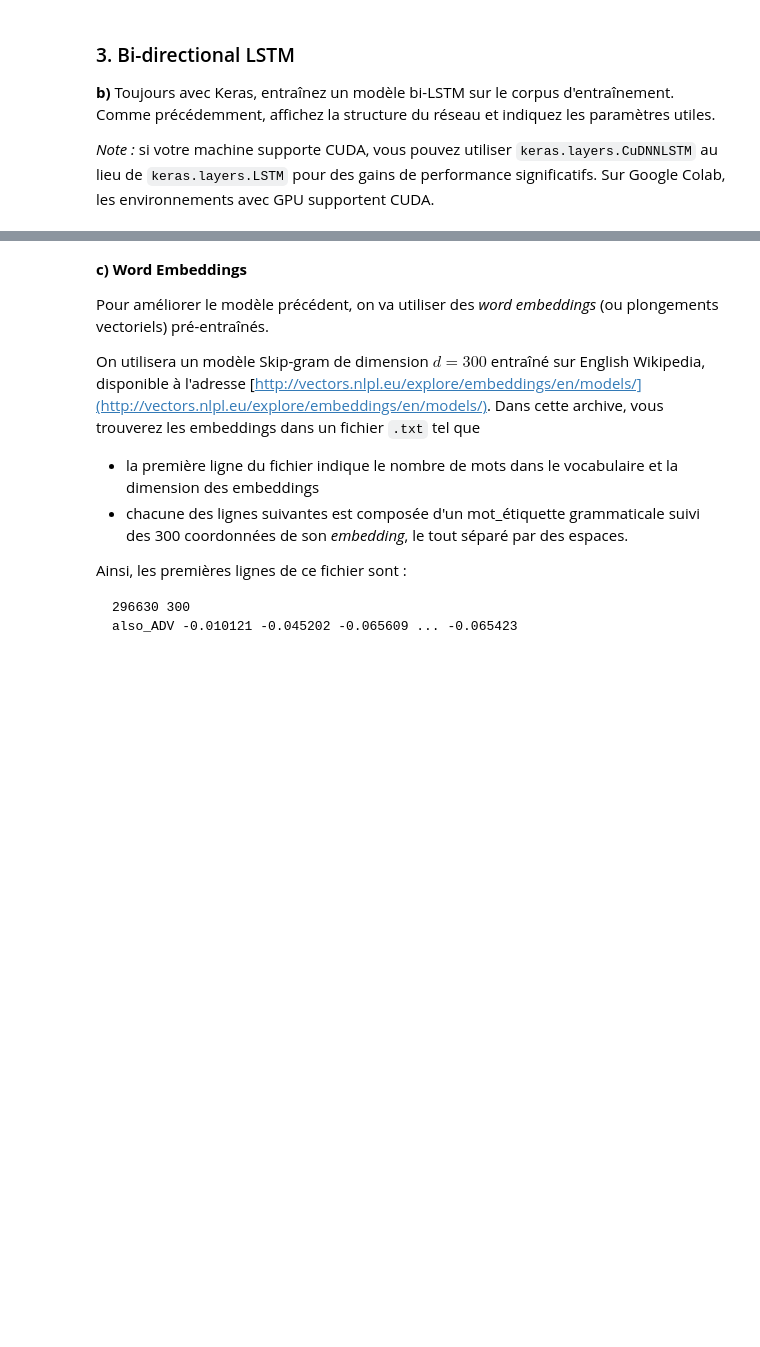
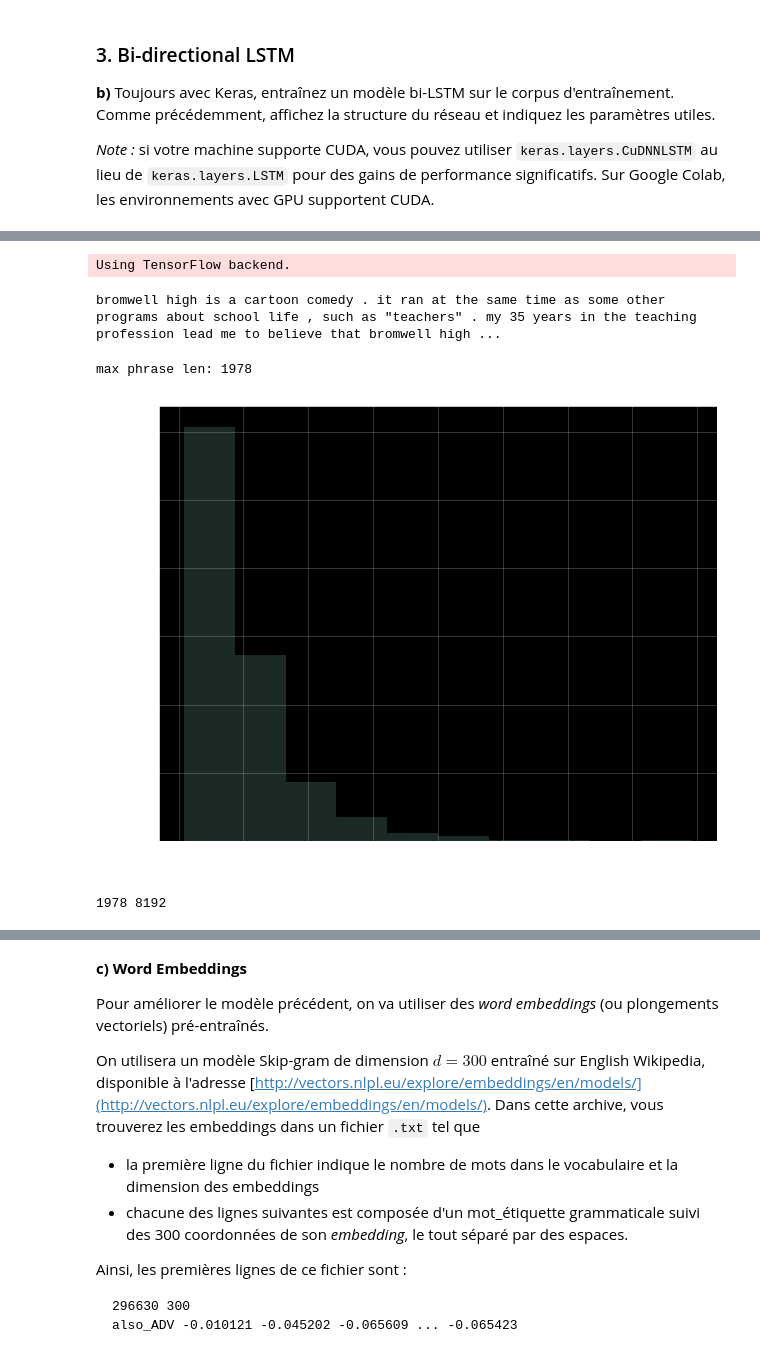
Before and after one commit to brieucdandin/TP3-NLP, a Jupyter notebook: TP3_squelette.ipynb, the cells around one changed output, grey strips where cells are left out. Drawn from its saved outputs; the diff is of its cells as text; code cells hidden in the pictures; blank space fills up the shorter version.

```diff
--- a/TP3_squelette.ipynb
+++ b/TP3_squelette.ipynb
@@ -29,0 +59,7 @@ Vous êtes libres d'appliquez les pré-traitements que vous jugerez utiles.
+# %%
+data_train_neg = data_train_neg[:1000]
+data_train_pos = data_train_pos[:1000]
+data_train = data_train_pos + data_train_neg
+nb_doc_train = len(data_train)
+nb_doc_test = len(data_test)
+print(len(data_train))
@@ -54,0 +243,56 @@ N'hésitez pas à expérimenter différents hyper-paramètres pour obtenir le me
+# %%
+import numpy as np
+import pandas as pd
+from matplotlib import pyplot as plt
+plt.style.use('dark_background')
+from keras.preprocessing.text import Tokenizer
+from keras.preprocessing.sequence import pad_sequences
+from sklearn.model_selection import train_test_split
+from keras.utils import to_categorical
+from keras.models import Sequential
+from keras.layers import Dense, Dropout, Embedding, LSTM, GlobalMaxPooling1D, SpatialDropout1D
+# %% [output]
+Using TensorFlow backend.
+# %%
+replace_list = {r"i'm": 'i am',
+                r"'re": ' are',
+                r"let’s": 'let us',
+                r"'s":  ' is',
+                r"'ve": ' have',
+                r"can't": 'can not',
+                r"cannot": 'can not',
+                r"shan’t": 'shall not',
+                r"n't": ' not',
+                r"'d": ' would',
+                r"'ll": ' will',
+                r"'scuse": 'excuse',
+                ',': ' ,',
+                '.': ' .',
+                '!': ' !',
+                '?': ' ?',
+                '\s+': ' '}
+
+def clean_text(text):
+    text = text.lower()
+    for s in replace_list:
+        text = text.replace(s, replace_list[s])
+    text = ' '.join(text.split())
+    return text
+# %%
+X_train = list(map(lambda p: clean_text(p), data_train))
+# %%
+print(X_train[0])
+# %% [output]
+bromwell high is a cartoon comedy . it ran at the same time as some other programs about school life , such as "teachers" . my 35 years in the teaching profession lead me to believe that bromwell high ...
+# %%
+phrase_len = list(map(lambda p: len(p.split(' ')), X_train))
+max_phrase_len = max(phrase_len)
+print('max phrase len: {0}'.format(max_phrase_len))
+plt.figure(figsize = (10, 8))
+plt.hist(phrase_len, alpha = 0.2, density = True)
+plt.xlabel('phrase len')
+plt.ylabel('probability')
+plt.grid(alpha = 0.25)
+# %% [output]
+max phrase len: 1978
+[figure, added]
@@ -54,0 +315,4 @@ N'hésitez pas à expérimenter différents hyper-paramètres pour obtenir le me
+# %%
+print(max_phrase_len, max_words)
+# %% [output]
+1978 8192
```
Also changed, not shown: parts of 15 cells of this notebook, 3 other files.
